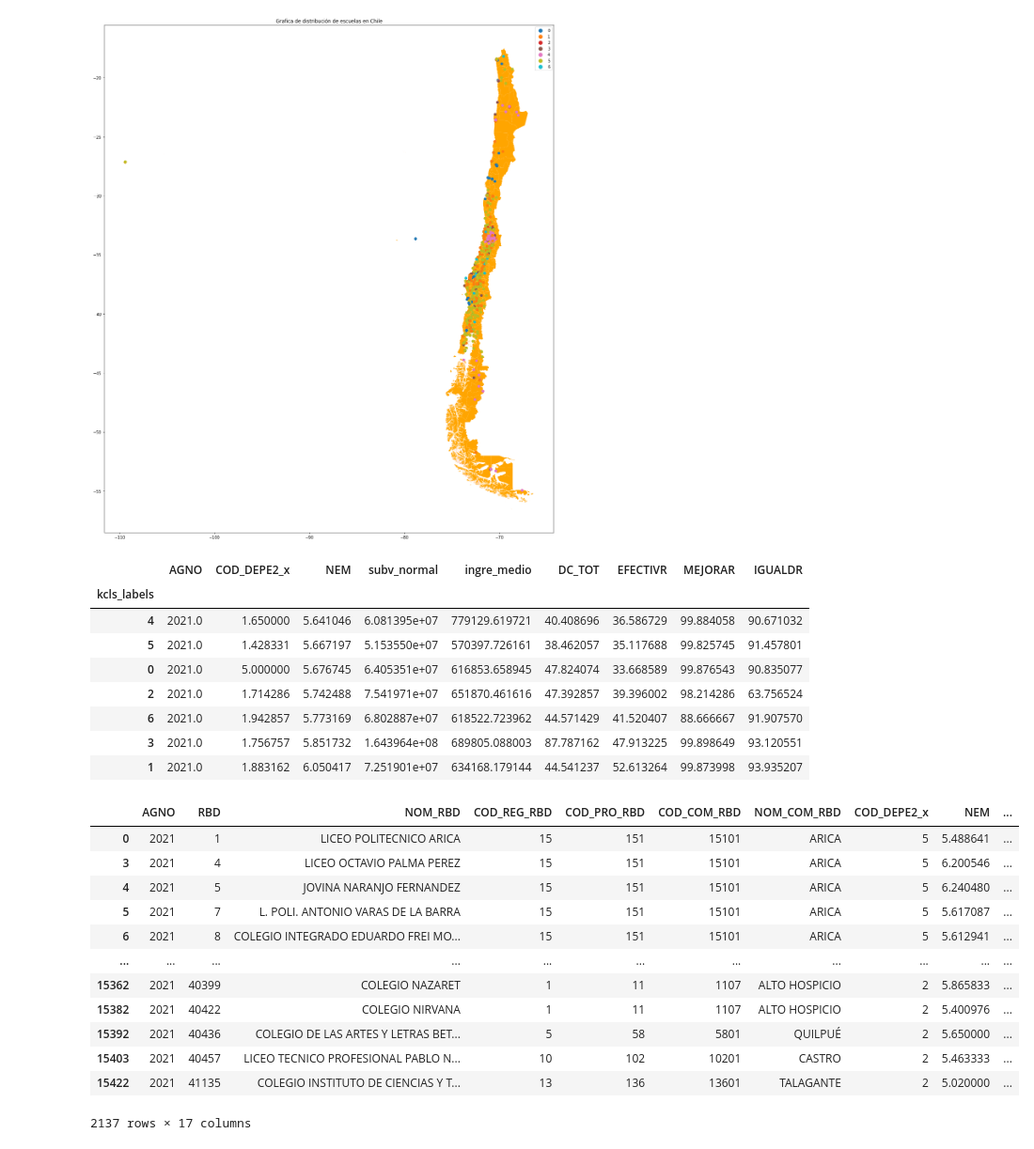
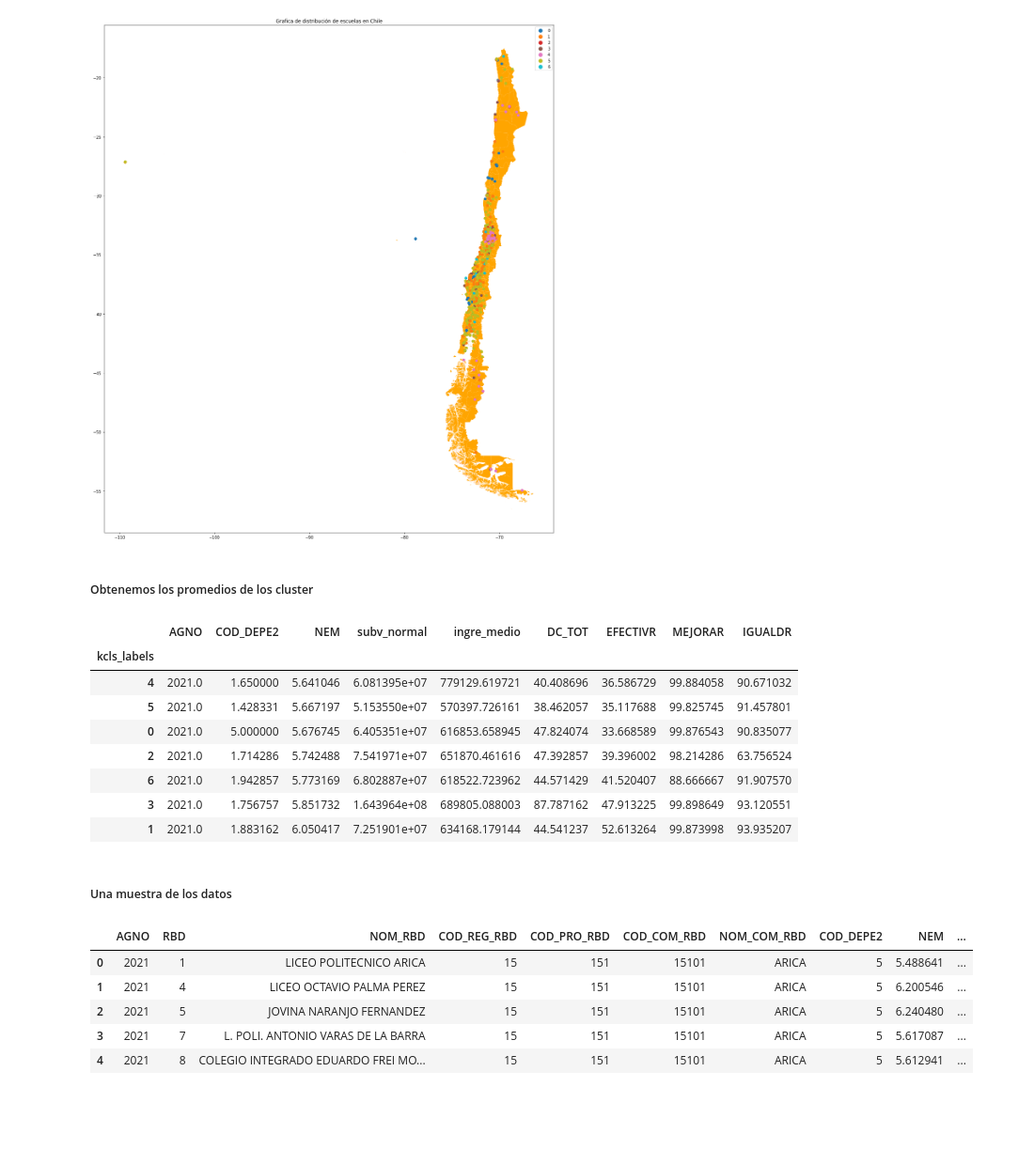
Before and after one commit to dvictorerol/proyecto-data-science, a Jupyter notebook: Nem, promedios/Datos nem, promedios.ipynb, the cells around one changed output. Shown: that part at 94% size. Cells and saved outputs as stored; diff of their text form; code cells hidden in the pictures; blank space fills up the shorter version.

```diff
--- a/Nem, promedios/Datos nem, promedios.ipynb
+++ b/Nem, promedios/Datos nem, promedios.ipynb
@@ -253,3 +199,3 @@ evaluacion = pd.read_csv("20201104_SNED_2020_2021.csv", sep=";")[["RBD", "NOM_RB
 # %%
 subencion = subencion.groupby("NOM_RBD").mean().reset_index()
-subencion.drop(["AGNO", "COD_REG_RBD", "COD_PRO_RBD", "COD_COM_RBD"], axis = 1, inplace = True)
+subencion.drop(["AGNO", "COD_DEPE2", "COD_REG_RBD", "COD_PRO_RBD", "COD_COM_RBD"], axis = 1, inplace = True)
@@ -334,8 +287,8 @@ memory usage: 884.9+ KB
 # %%
-datos_compacto_2021 = datos_compacto_2021[['AGNO', 'RBD', 'NOM_RBD', 'COD_REG_RBD', 'COD_PRO_RBD', 'COD_COM_RBD', 'NOM_COM_RBD', 'COD_DEPE2_x', 'NEM', "subv_normal", "ingre_medio", "DC_TOT", "EFECTIVR", "MEJORAR", "IGUALDR"]]
+datos_compacto_2021 = datos_compacto_2021[['AGNO', 'RBD', 'NOM_RBD', 'COD_REG_RBD', 'COD_PRO_RBD', 'COD_COM_RBD', 'NOM_COM_RBD', 'COD_DEPE2', 'NEM', "subv_normal", "ingre_medio", "DC_TOT", "EFECTIVR", "MEJORAR", "IGUALDR"]]
 # %%
 scaler = StandardScaler()
-data_sc = scaler.fit_transform(datos_compacto_2021[["AGNO", "COD_DEPE2_x", "NEM", "subv_normal", "ingre_medio", "DC_TOT", "EFECTIVR", "MEJORAR", "IGUALDR"]])
+data_sc = scaler.fit_transform(datos_compacto_2021[["AGNO", "COD_DEPE2", "NEM", "subv_normal", "ingre_medio", "DC_TOT", "EFECTIVR", "MEJORAR", "IGUALDR"]])
 data_sc
 # %% [output]
 array([[ 0.        ,  3.60672325, -1.21043745, ..., -1.76859159,
@@ -485,11 +398,13 @@ plot_mapa.set_title("Grafica de distribución de escuelas en Chile")
 # %% [output]
 Text(0.5, 1.0, 'Grafica de distribución de escuelas en Chile')
 [figure]
+# %% [markdown]
+##### Obtenemos los promedios de los cluster
 # %%
 values = datos_compacto_2021.groupby(by = "kcls_labels").mean().sort_values(by="NEM")
-datos_compacto_2021.groupby(by = "kcls_labels").mean().sort_values(by="NEM")[["AGNO", "COD_DEPE2_x", "NEM", "subv_normal", "ingre_medio", "DC_TOT", "EFECTIVR", "MEJORAR", "IGUALDR"]]
+datos_compacto_2021.groupby(by = "kcls_labels").mean().sort_values(by="NEM")[["AGNO", "COD_DEPE2", "NEM", "subv_normal", "ingre_medio", "DC_TOT", "EFECTIVR", "MEJORAR", "IGUALDR"]]
 # %% [output]
-|  | AGNO | COD_DEPE2_x | NEM | subv_normal | ingre_medio | DC_TOT | EFECTIVR | MEJORAR | IGUALDR |
+|  | AGNO | COD_DEPE2 | NEM | subv_normal | ingre_medio | DC_TOT | EFECTIVR | MEJORAR | IGUALDR |
 | kcls_labels |  |  |  |  |  |  |  |  |  |
 | 4 | 2021.0 | 1.650000 | 5.641046 | 6.081395e+07 | 779129.619721 | 40.408696 | 36.586729 | 99.884058 | 90.671032 |
 | 5 | 2021.0 | 1.428331 | 5.667197 | 5.153550e+07 | 570397.726161 | 38.462057 | 35.117688 | 99.825745 | 91.457801 |
@@ -498,19 +413,14 @@ datos_compacto_2021.groupby(by = "kcls_labels").mean().sort_values(by="NEM")[["A
 | 6 | 2021.0 | 1.942857 | 5.773169 | 6.802887e+07 | 618522.723962 | 44.571429 | 41.520407 | 88.666667 | 91.907570 |
 | 3 | 2021.0 | 1.756757 | 5.851732 | 1.643964e+08 | 689805.088003 | 87.787162 | 47.913225 | 99.898649 | 93.120551 |
 | 1 | 2021.0 | 1.883162 | 6.050417 | 7.251901e+07 | 634168.179144 | 44.541237 | 52.613264 | 99.873998 | 93.935207 |
+# %% [markdown]
+##### Una muestra de los datos
 # %%
-datos_compacto_2021
+datos_compacto_2021.head()
 # %% [output]
-|  | AGNO | RBD | NOM_RBD | COD_REG_RBD | COD_PRO_RBD | COD_COM_RBD | NOM_COM_RBD | COD_DEPE2_x | NEM | ... |
+|  | AGNO | RBD | NOM_RBD | COD_REG_RBD | COD_PRO_RBD | COD_COM_RBD | NOM_COM_RBD | COD_DEPE2 | NEM | ... |
 | 0 | 2021 | 1 | LICEO POLITECNICO ARICA | 15 | 151 | 15101 | ARICA | 5 | 5.488641 | ... |
-| 3 | 2021 | 4 | LICEO OCTAVIO PALMA PEREZ | 15 | 151 | 15101 | ARICA | 5 | 6.200546 | ... |
-| 4 | 2021 | 5 | JOVINA NARANJO FERNANDEZ | 15 | 151 | 15101 | ARICA | 5 | 6.240480 | ... |
-| 5 | 2021 | 7 | L. POLI. ANTONIO VARAS DE LA BARRA | 15 | 151 | 15101 | ARICA | 5 | 5.617087 | ... |
-| 6 | 2021 | 8 | COLEGIO INTEGRADO EDUARDO FREI MO... | 15 | 151 | 15101 | ARICA | 5 | 5.612941 | ... |
-| ... | ... | ... | ... | ... | ... | ... | ... | ... | ... | ... |
-| 15362 | 2021 | 40399 | COLEGIO NAZARET | 1 | 11 | 1107 | ALTO HOSPICIO | 2 | 5.865833 | ... |
-| 15382 | 2021 | 40422 | COLEGIO NIRVANA | 1 | 11 | 1107 | ALTO HOSPICIO | 2 | 5.400976 | ... |
-| 15392 | 2021 | 40436 | COLEGIO DE LAS ARTES Y LETRAS BET... | 5 | 58 | 5801 | QUILPUÉ | 2 | 5.650000 | ... |
-| 15403 | 2021 | 40457 | LICEO TECNICO PROFESIONAL PABLO N... | 10 | 102 | 10201 | CASTRO | 2 | 5.463333 | ... |
-| 15422 | 2021 | 41135 | COLEGIO INSTITUTO DE CIENCIAS Y T... | 13 | 136 | 13601 | TALAGANTE | 2 | 5.020000 | ... |
+| 1 | 2021 | 4 | LICEO OCTAVIO PALMA PEREZ | 15 | 151 | 15101 | ARICA | 5 | 6.200546 | ... |
+| 2 | 2021 | 5 | JOVINA NARANJO FERNANDEZ | 15 | 151 | 15101 | ARICA | 5 | 6.240480 | ... |
+| 3 | 2021 | 7 | L. POLI. ANTONIO VARAS DE LA BARRA | 15 | 151 | 15101 | ARICA | 5 | 5.617087 | ... |
+| 4 | 2021 | 8 | COLEGIO INTEGRADO EDUARDO FREI MO... | 15 | 151 | 15101 | ARICA | 5 | 5.612941 | ... |
-2137 rows × 17 columns
```
Also changed, not shown: parts of 32 cells of this notebook.
